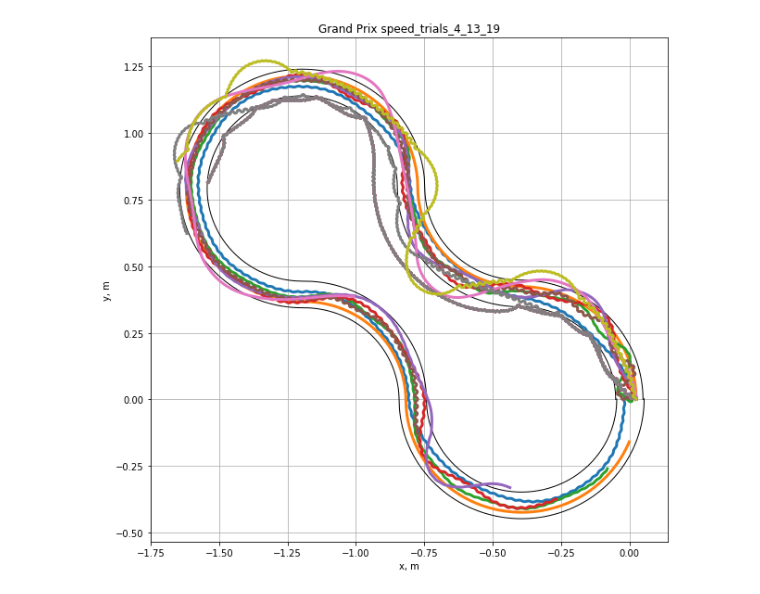
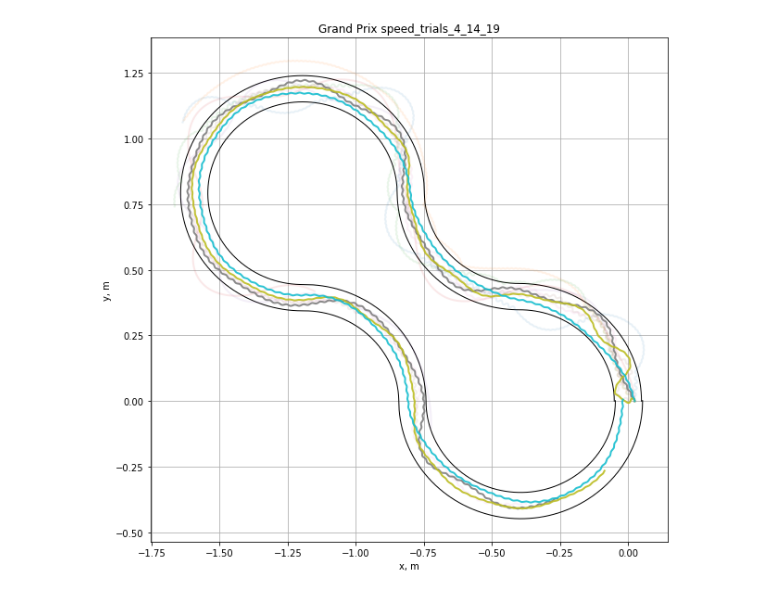
Before and after one commit to jgoppert/aae364_notebook, a Jupyter notebook: GrandPrixResults.ipynb, the cells around one changed output. Saved outputs shown, nothing was run; the diff lists cells and outputs as text; code cells hidden in the pictures.

Commit message:
Update results.

```diff
--- a/GrandPrixResults.ipynb
+++ b/GrandPrixResults.ipynb
@@ -8,6 +8,7 @@ import numpy as np
 import matplotlib.pyplot as plt
 from contextlib import redirect_stdout
 import io
+%matplotlib inline
 
 
 def race(seed, race_name, print_failures=False):
@@ -35,7 +36,7 @@ def race(seed, race_name, print_failures=False):
                 data[name] = sim.data
         except Exception as e:
             if print_failures:
-                print("{:s} failed with: {:s}".format(name, str(e)))
+                print("{:s} failed with: {:s}".format(mod_name, str(e)))
 
     results = sorted(results, key=lambda x: x['dist'], reverse=True)
 
@@ -88,15 +89,24 @@ def race(seed, race_name, print_failures=False):
     plt.plot(d['track_left_x'], d['track_left_y'], 'k', linewidth=1)
     plt.plot(d['track_right_x'], d['track_right_y'], 'k', linewidth=1)
     plt.grid()
-    for i in range(len(results)):
-        d = data[results[i]['name']]
-        plt.plot(d['x'], d['y'], linewidth=3)
+    place_last = 0
+    for r in reversed(results):
+        if r['place'] == place_last:
+            continue
+        else:
+            place_last = r['place']
+        d = data[r['name']]
+        if r['place'] > 3:
+            alpha = 0.1
+        else:
+            alpha = 0.9
+        plt.plot(d['x'], d['y'], linewidth=2, alpha=alpha)
     plt.title('Grand Prix {:s}'.format(race_name))
     plt.xlabel('x, m')
     plt.ylabel('y, m')
     plt.savefig('{:s}.png'.format(race_name))
-# %%
-race(2143, 'speed_trials_4_13_19')
-# %% [output]
-[figure, removed]
+# %%
+race(6678, 'speed_trials_4_14_19', print_failures=False)
+# %% [output]
+[figure, added]
 # %%
```
Also changed, not shown: parts of 1 cell of this notebook.
